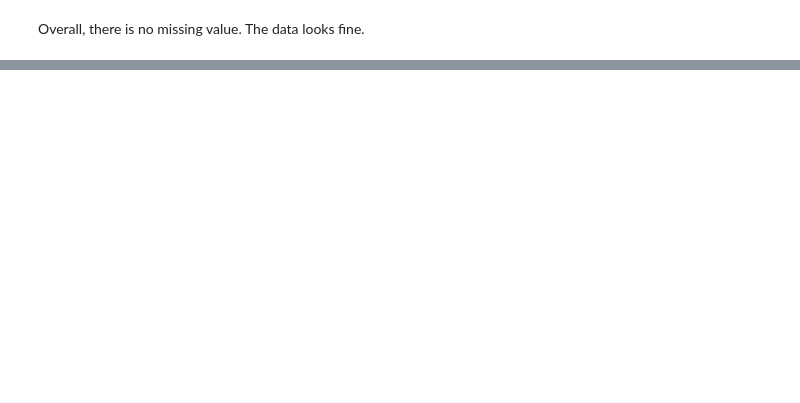
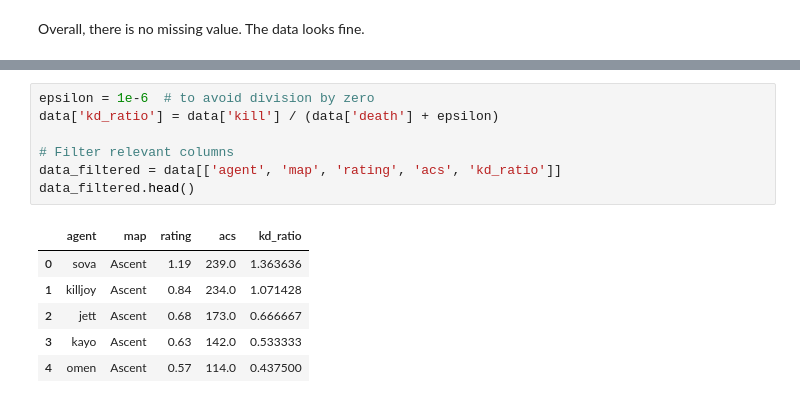
Before and after one commit to Hanaki2511/VCT-2023-Analysis, a Jupyter notebook: src/new.ipynb, the cells around one changed output, grey strips where cells are left out. Drawn from its saved outputs; the diff is of its cells as text; blank space fills up the shorter version.

```diff
--- a/src/new.ipynb
+++ b/src/new.ipynb
@@ -376,0 +419,14 @@ Overall, there is no missing value. The data looks fine.
+# %%
+epsilon = 1e-6  # to avoid division by zero
+data['kd_ratio'] = data['kill'] / (data['death'] + epsilon)
+
+# Filter relevant columns
+data_filtered = data[['agent', 'map', 'rating', 'acs', 'kd_ratio']]
+data_filtered.head()
+# %% [output]
+|  | agent | map | rating | acs | kd_ratio |
+| 0 | sova | Ascent | 1.19 | 239.0 | 1.363636 |
+| 1 | killjoy | Ascent | 0.84 | 234.0 | 1.071428 |
+| 2 | jett | Ascent | 0.68 | 173.0 | 0.666667 |
+| 3 | kayo | Ascent | 0.63 | 142.0 | 0.533333 |
+| 4 | omen | Ascent | 0.57 | 114.0 | 0.437500 |
```
Also changed, not shown: parts of 12 cells of this notebook.
